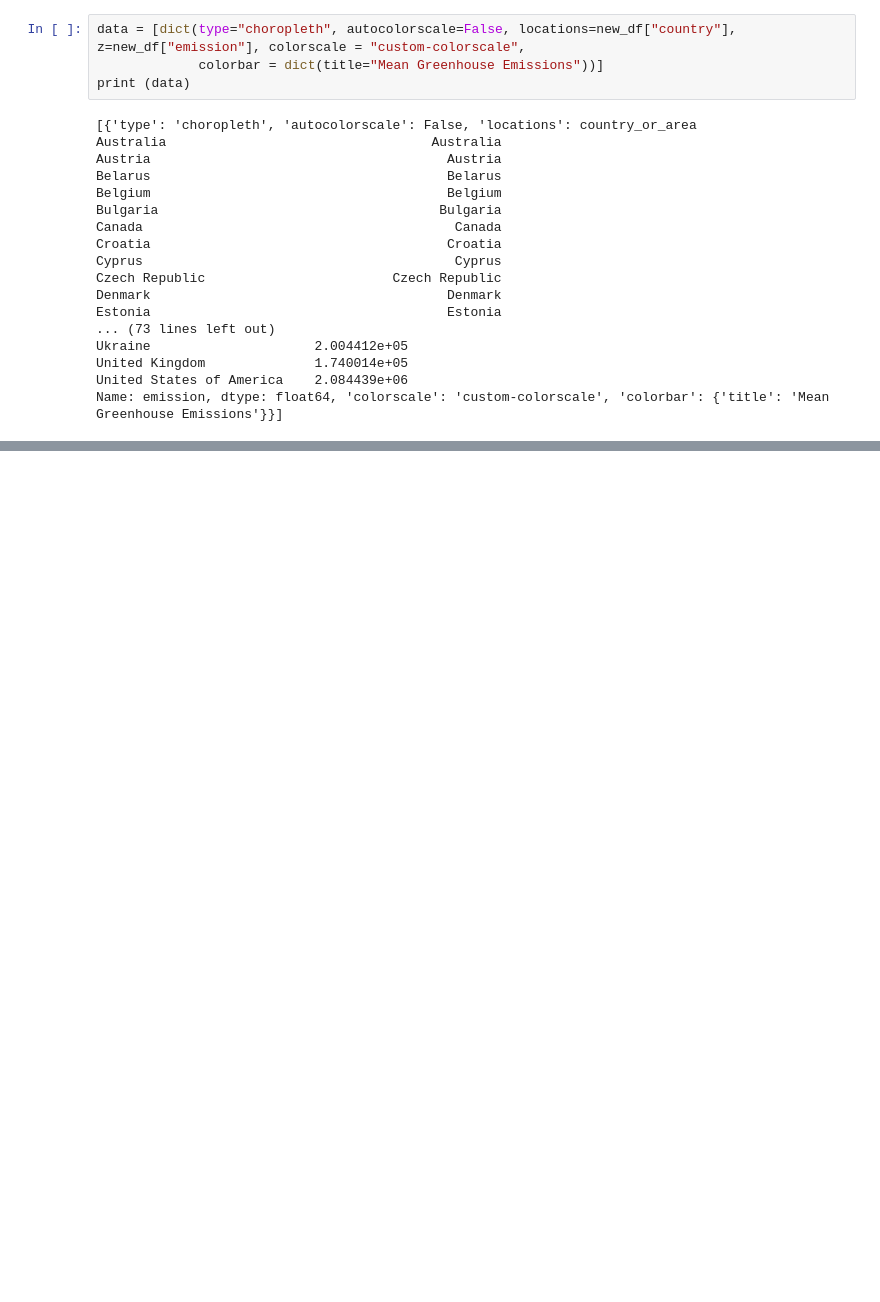
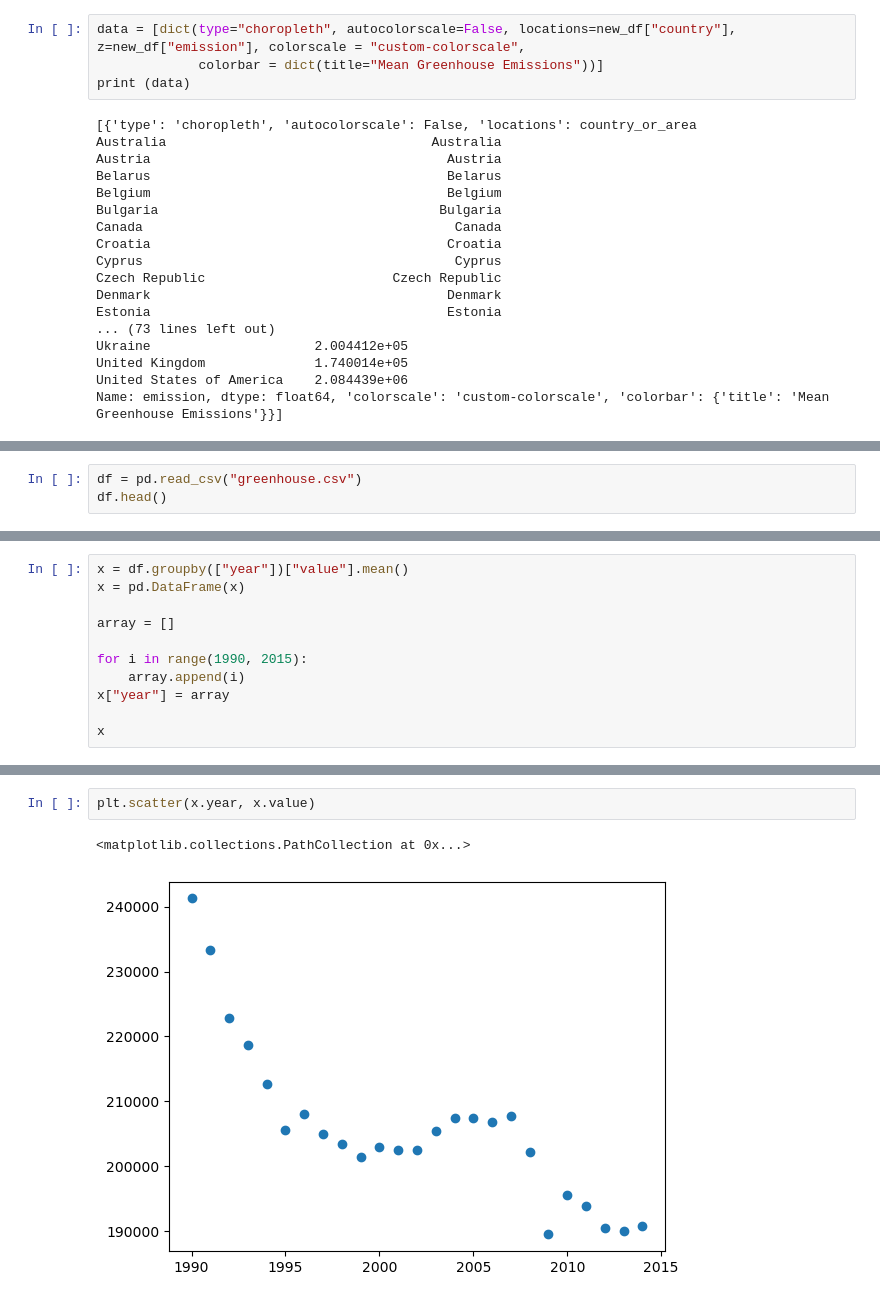
Before and after one commit to Thomas-Nguyen12/Weather_website, a Jupyter notebook: weather_api.ipynb, the cells around one changed output, grey strips where cells are left out. Cells and saved outputs as stored; diff of their text form; blank space fills up the shorter version.

```diff
--- a/weather_api.ipynb
+++ b/weather_api.ipynb
@@ -315,0 +622,3 @@ Successfully installed chart-studio-1.1.0 retrying-1.3.4
+# %%
+df = pd.read_csv("greenhouse.csv")
+df.head()
@@ -315,0 +632,11 @@ Successfully installed chart-studio-1.1.0 retrying-1.3.4
+# %%
+x = df.groupby(["year"])["value"].mean()
+x = pd.DataFrame(x)
+
+array = []
+
+for i in range(1990, 2015):
+    array.append(i)
+x["year"] = array
+
+x
@@ -315,0 +662,5 @@ Successfully installed chart-studio-1.1.0 retrying-1.3.4
+# %%
+plt.scatter(x.year, x.value)
+# %% [output]
+<matplotlib.collections.PathCollection at 0x...>
+[figure, added]
```
Also changed, not shown: parts of 37 cells of this notebook, 9 other files.
